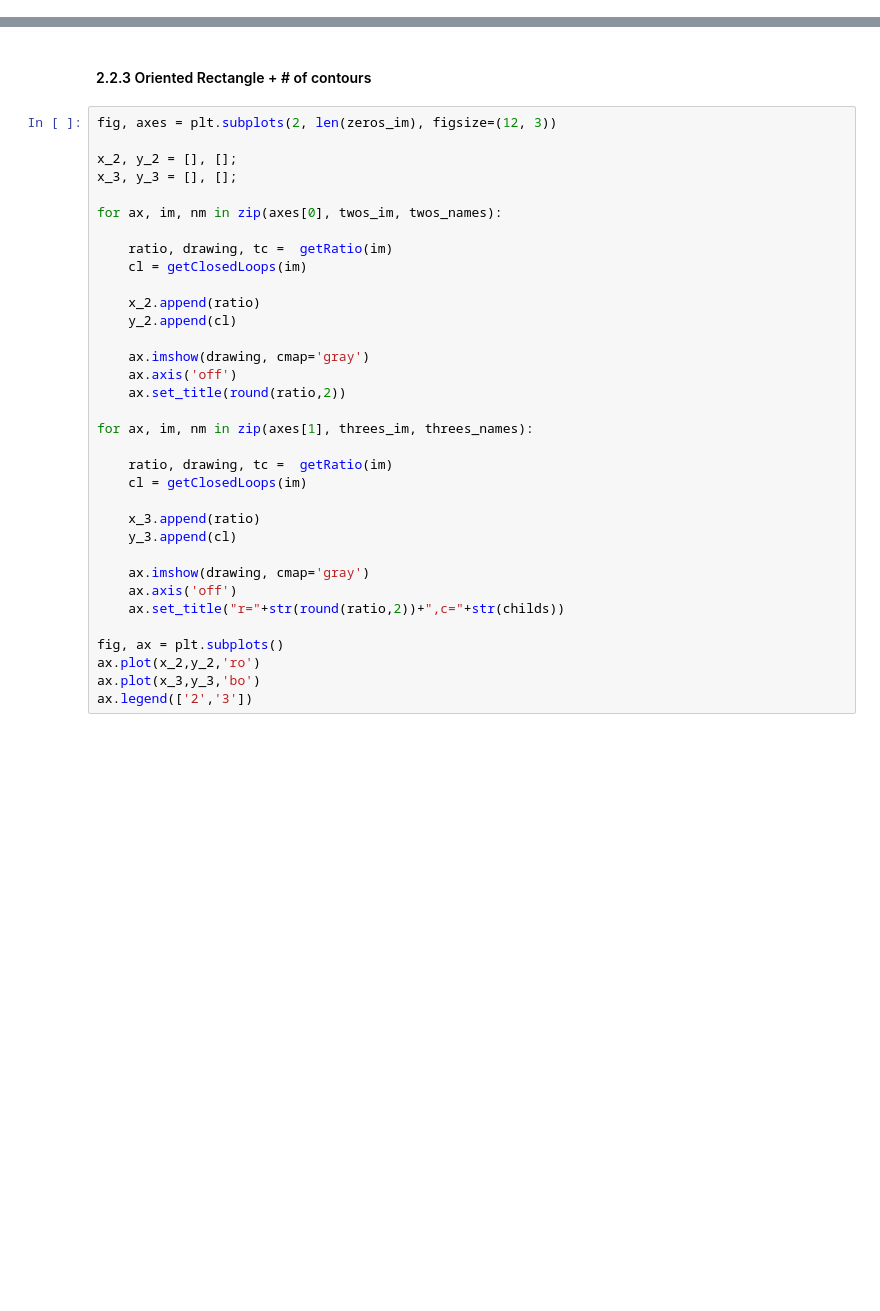
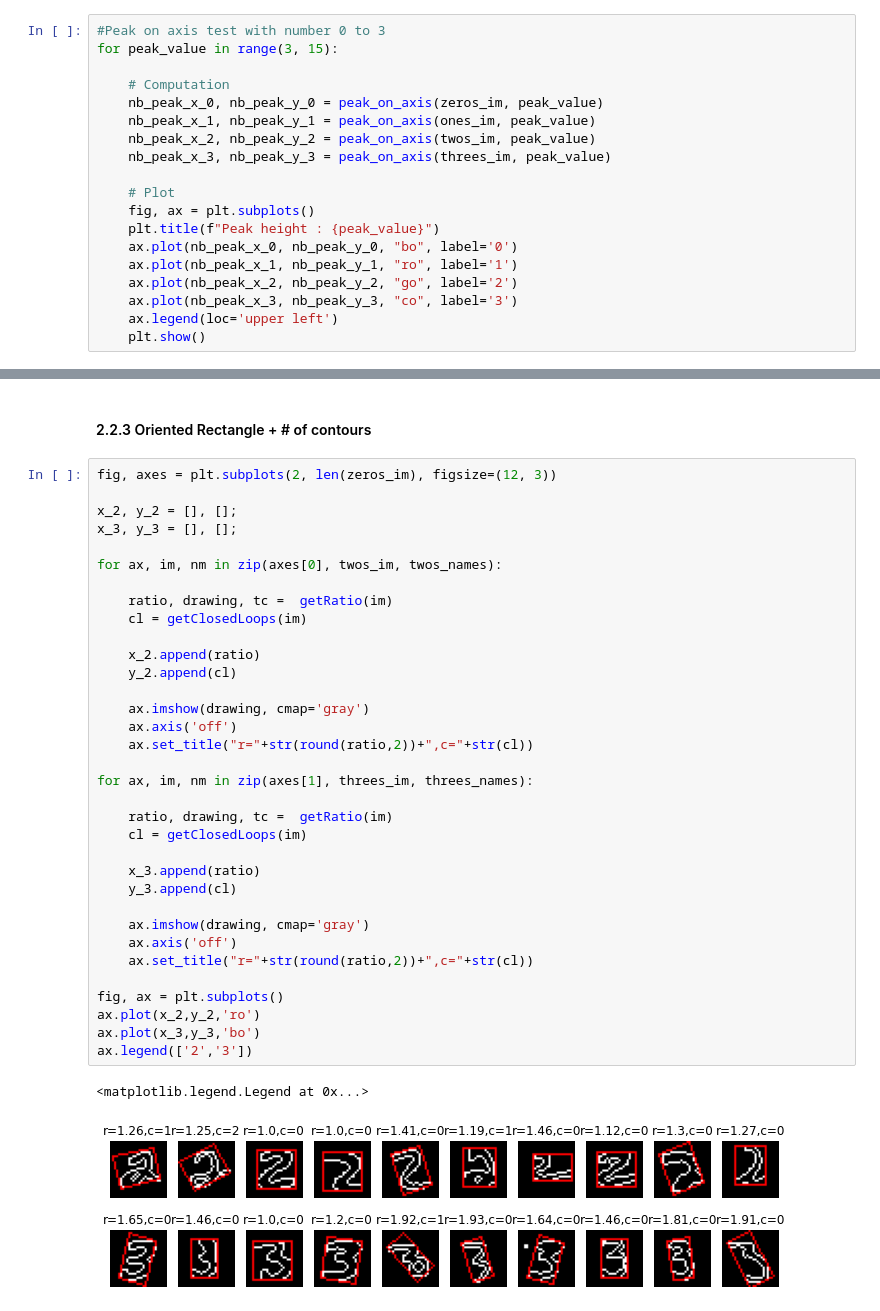
Before and after one commit to JambonSama/image_analysis_and_pattern_recognition_labs, a Jupyter notebook: labs/lab_02_object_description.ipynb, the cells around one changed output, grey strips where cells are left out. Saved outputs shown, nothing was run; the diff lists cells and outputs as text; blank space fills up the shorter version.

```diff
--- a/labs/lab_02_object_description.ipynb
+++ b/labs/lab_02_object_description.ipynb
@@ -396,6 +473,25 @@ for ax, im, nm in zip(axes[1], threes_im, threes_names):
 # %% [markdown]
 ### 2.2 Additional method(s) and conclusion
 Add your implementations and discussions here
+# %%
+#Peak on axis test with number 0 to 3
+for peak_value in range(3, 15):
+
+    # Computation
+    nb_peak_x_0, nb_peak_y_0 = peak_on_axis(zeros_im, peak_value)
+    nb_peak_x_1, nb_peak_y_1 = peak_on_axis(ones_im, peak_value)
+    nb_peak_x_2, nb_peak_y_2 = peak_on_axis(twos_im, peak_value)
+    nb_peak_x_3, nb_peak_y_3 = peak_on_axis(threes_im, peak_value)
+
+    # Plot
+    fig, ax = plt.subplots()
+    plt.title(f"Peak height : {peak_value}")
+    ax.plot(nb_peak_x_0, nb_peak_y_0, "bo", label='0')
+    ax.plot(nb_peak_x_1, nb_peak_y_1, "ro", label='1')
+    ax.plot(nb_peak_x_2, nb_peak_y_2, "go", label='2')
+    ax.plot(nb_peak_x_3, nb_peak_y_3, "co", label='3')
+    ax.legend(loc='upper left')
+    plt.show()
 # %%
 #Peak on axis test with number 0 to 3
 for peak_value in range(3, 15):
@@ -422,32 +518,35 @@ fig, axes = plt.subplots(2, len(zeros_im), figsize=(12, 3))
 
 x_2, y_2 = [], [];
 x_3, y_3 = [], [];
 
 for ax, im, nm in zip(axes[0], twos_im, twos_names):
 
     ratio, drawing, tc =  getRatio(im)
     cl = getClosedLoops(im)
 
     x_2.append(ratio)
     y_2.append(cl)
 
     ax.imshow(drawing, cmap='gray')
     ax.axis('off')
-    ax.set_title(round(ratio,2))
+    ax.set_title("r="+str(round(ratio,2))+",c="+str(cl))
 
 for ax, im, nm in zip(axes[1], threes_im, threes_names):
 
     ratio, drawing, tc =  getRatio(im)
     cl = getClosedLoops(im)
 
     x_3.append(ratio)
     y_3.append(cl)
 
     ax.imshow(drawing, cmap='gray')
     ax.axis('off')
-    ax.set_title("r="+str(round(ratio,2))+",c="+str(childs))
+    ax.set_title("r="+str(round(ratio,2))+",c="+str(cl))
 
 fig, ax = plt.subplots()
 ax.plot(x_2,y_2,'ro')
 ax.plot(x_3,y_3,'bo')
 ax.legend(['2','3'])
+# %% [output]
+<matplotlib.legend.Legend at 0x...>
+[figure, added]
```
Also changed, not shown: parts of 8 cells of this notebook.
